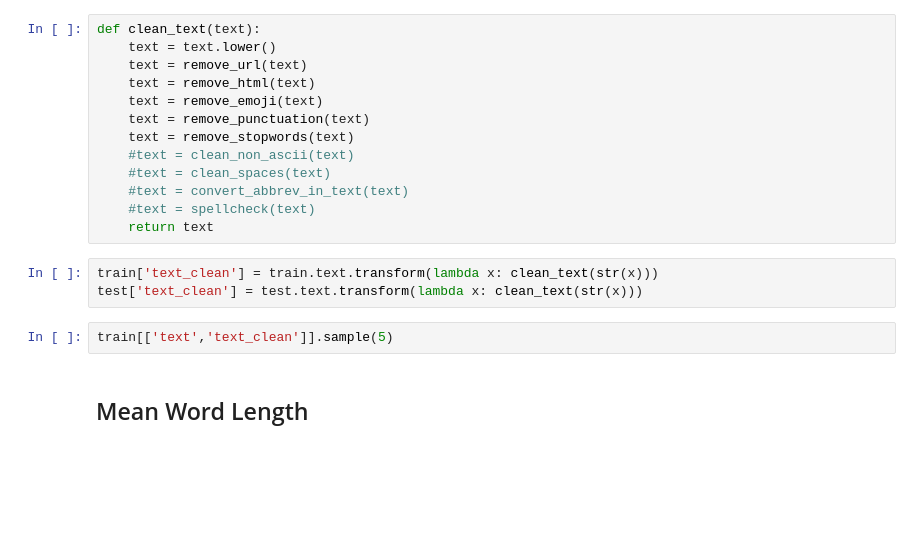
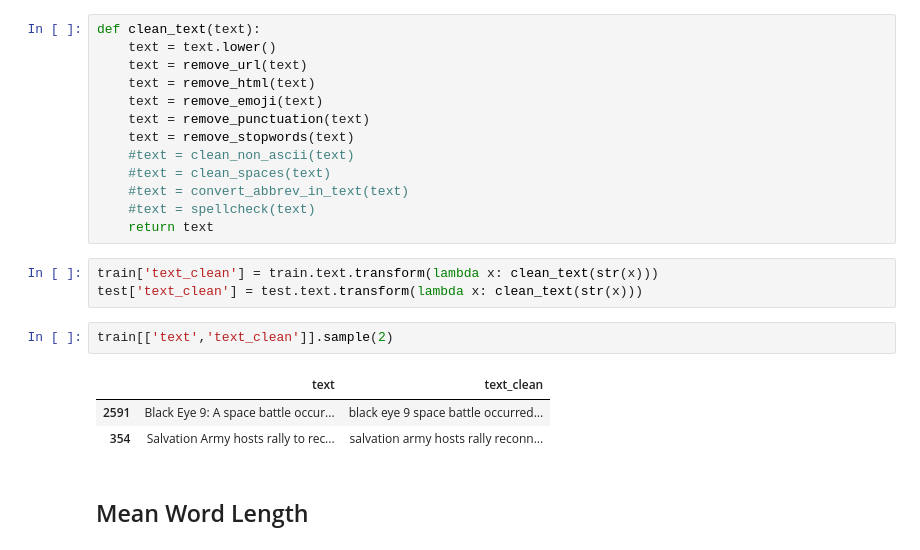
Before and after one commit to danielacarrero/orga-datos, a Jupyter notebook: TP2/submits/submit_final/pre_processing_data_nlp.ipynb, the cells around one changed output. Saved outputs shown, nothing was run; the diff lists cells and outputs as text; blank space fills up the shorter version.

```diff
--- a/TP2/submits/submit_final/pre_processing_data_nlp.ipynb
+++ b/TP2/submits/submit_final/pre_processing_data_nlp.ipynb
@@ -327,7 +332,11 @@ def clean_text(text):
 train['text_clean'] = train.text.transform(lambda x: clean_text(str(x)))
 test['text_clean'] = test.text.transform(lambda x: clean_text(str(x)))
 # %%
-train[['text','text_clean']].sample(5)
+train[['text','text_clean']].sample(2)
+# %% [output]
+|  | text | text_clean |
+| 2591 | Black Eye 9: A space battle occur... | black eye 9 space battle occurred... |
+| 354 | Salvation Army hosts rally to rec... | salvation army hosts rally reconn... |
 # %% [markdown]
 ## Mean Word Length
 # %%
```
Also changed, not shown: parts of 17 cells of this notebook, 4 other files.
